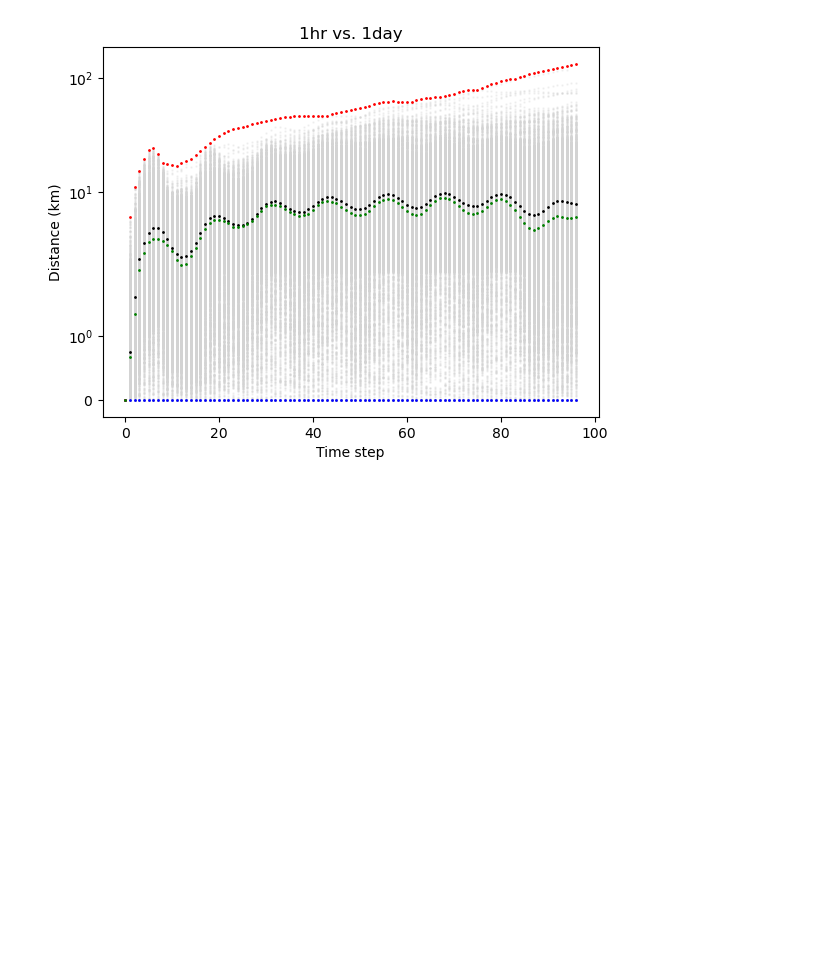
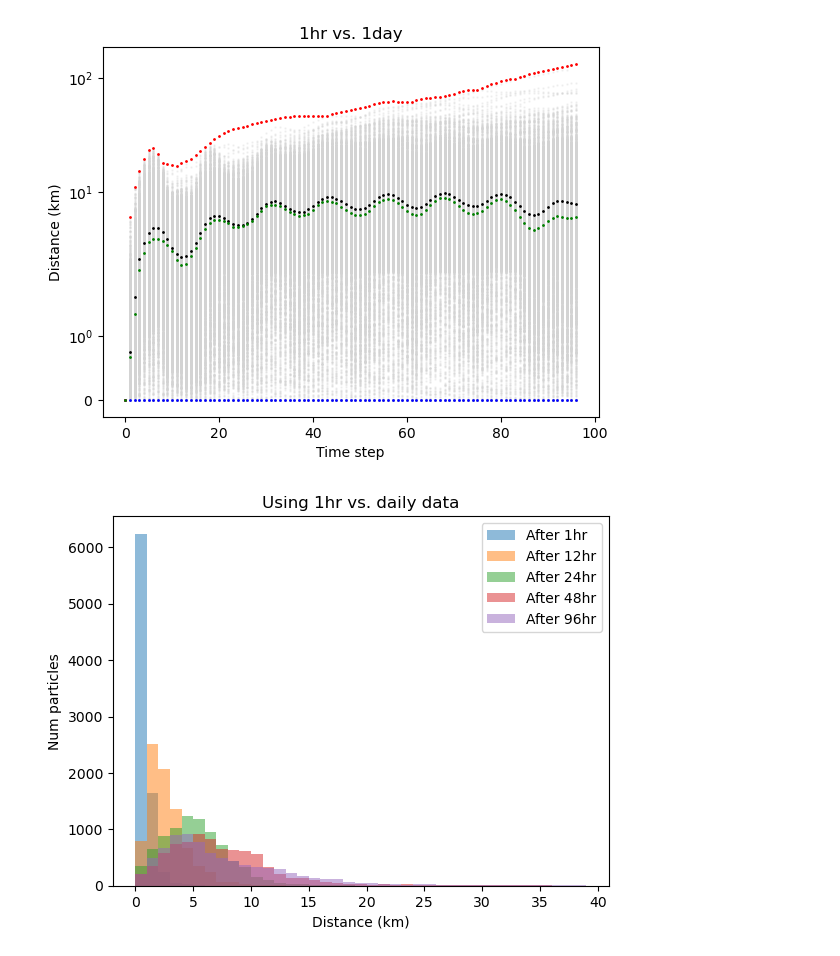
Before and after one commit to Parcels-code/plasticparcels, a Jupyter notebook: docs/examples/example_copernicusmarine_NWS.ipynb, the cells around one changed output. Cells and saved outputs as stored; diff of their text form; code cells hidden in the pictures; blank space fills up the shorter version.

```diff
--- a/docs/examples/example_copernicusmarine_NWS.ipynb
+++ b/docs/examples/example_copernicusmarine_NWS.ipynb
@@ -288,3 +305,16 @@ plt.xlabel('Time step')
 plt.yscale('symlog')
 # %% [output]
 [figure]
+# %%
+plt.hist(distances_1hr_daily[1], bins=np.arange(0,40), alpha=0.5, label='After 1hr')
+plt.hist(distances_1hr_daily[12], bins=np.arange(0,40), alpha=0.5, label='After 12hr')
+plt.hist(distances_1hr_daily[24], bins=np.arange(0,40), alpha=0.5, label='After 24hr')
+plt.hist(distances_1hr_daily[48], bins=np.arange(0,40), alpha=0.5, label='After 48hr')
+plt.hist(distances_1hr_daily[96], bins=np.arange(0,40), alpha=0.5, label='After 96hr')
+plt.legend()
+plt.title("Using 1hr vs. daily data")
+plt.xlabel('Distance (km)')
+plt.ylabel('Num particles')
+plt.show()
+# %% [output]
+[figure, added]
```
Also changed, not shown: parts of 2 cells of this notebook.
